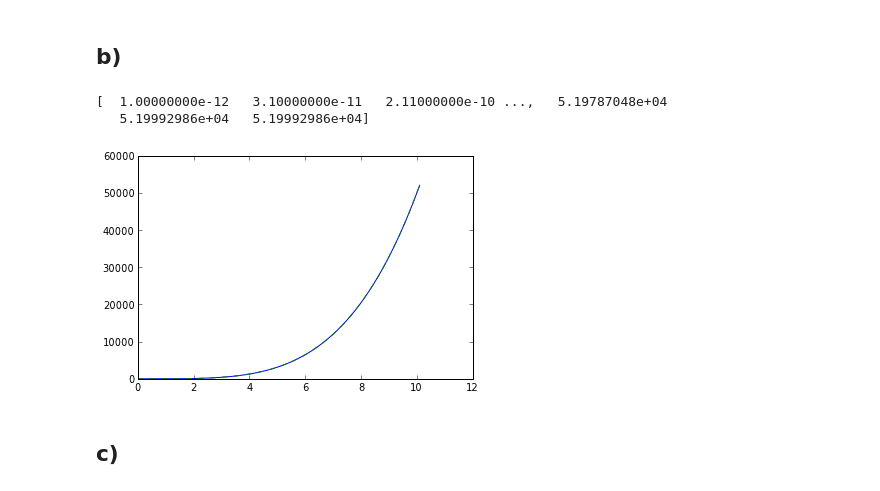
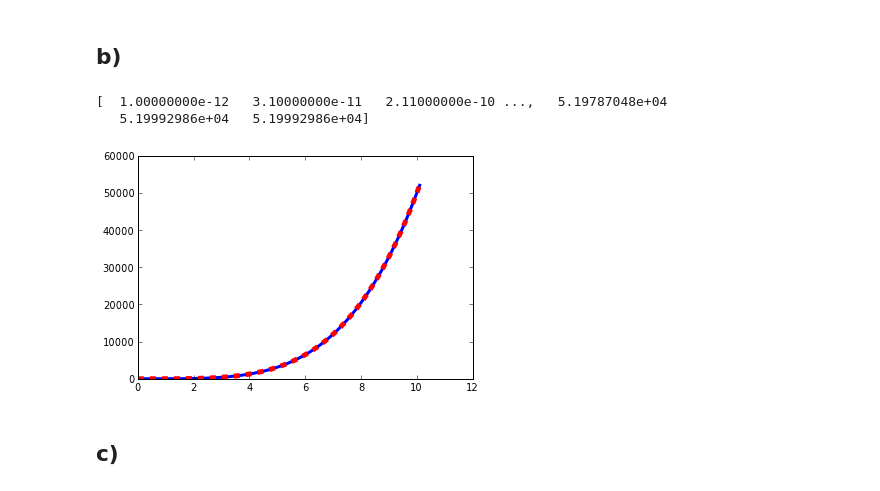
Before and after one commit to kreyno10/PHYS202-S13, a Jupyter notebook: Week4/Exercises 3 HW.ipynb, the cells around one changed output. Cells and saved outputs as stored; diff of their text form; code cells hidden in the pictures.

```diff
--- a/Week4/Exercises 3 HW.ipynb
+++ b/Week4/Exercises 3 HW.ipynb
@@ -76,0 +66,8 @@ SyntaxError: invalid syntax (<ipython-input-24-0d81848d60ef>, line 6)
+# %%
+from scipy.interpolate import interp1d
+def Temp(Resistance):
+    temp = arange(10, 40, 1)#temp and res from data sheet
+    res = [3.239*10**6, 3.118*10**6,3.004*10**6,2.897*10**6,2.795*10**6,2.700*10**6,2.610*10**6,2.526*10**6,2.446*10**6,2.371*10**6,2.300*10**6,2.233*10**6,2.169*10**6,2.110*10**6,2.053*10**6,2.000*10**6,1.950*10**6,1.902*10**6,1.857*10**6,1.815*10**6,1.774*10**6,1.736*10**6,1.700*10**6,1.666*10**6,1.634*10**6,1.603*10**6,1.574*10**6,1.547*10**6,1.521*10**6,1.496*10**6]
+    newTemp = interp1d(res[::-1], temp[::-1])(Resistance)#go backwards through the values to interpolate. why? i have no fucking clue
+
+    return newTemp
@@ -77,4 +77,4 @@ SyntaxError: invalid syntax (<ipython-input-24-0d81848d60ef>, line 6)
 # %%
-t = Temp(3.239)
-print t
+x = Temp(3.239*10**6)
+print x
 # %% [output]
@@ -81,0 +82,3 @@ print t
+# %%
+y = Temp(1.521*10**6)
+print y
@@ -81,0 +95,12 @@ print t
+# %%
+resRange = arange(1.496*10**6, 3.23*10**6,1000)#do range from data table
+for i in resRange:#go through the the resRange values
+    x = i
+    y = Temp(i)
+    plot(x, y, 'r.')
+    title("Resistance vs. Temperature")
+    xlabel('Resistance (ohms)')
+    ylabel('Temperature (C)')
+    annotate('$R = 1.75*10^6ohms$', xy=(1.75*10**6, 30.631), xytext=(1.1*10**6, 25),
+            arrowprops=dict(facecolor='blue', shrink=.05),
+            )
@@ -99,17 +126,17 @@ b)
 # %%
 x = arange(0,10.1,.001)
 y = x**5
 s = finiteDifference(x, y)
 print s
 real = 5*x**4
-plot(x,real, linewidth = 1)
-plot(x,s, linestyle = "--")
+plot(x,real, linewidth = 3)
+plot(x,s, linestyle = "--", linewidth = 5, color = 'r')
 show()
 #plots show that they are the same
 # %% [output]
 [  1.00000000e-12   3.10000000e-11   2.11000000e-10 ...,   5.19787048e+04
    5.19992986e+04   5.19992986e+04]
-[figure, old version]
+[figure, new version]
 # %% [markdown]
 c)
 -
```
Also changed, not shown: parts of 14 cells of this notebook.
